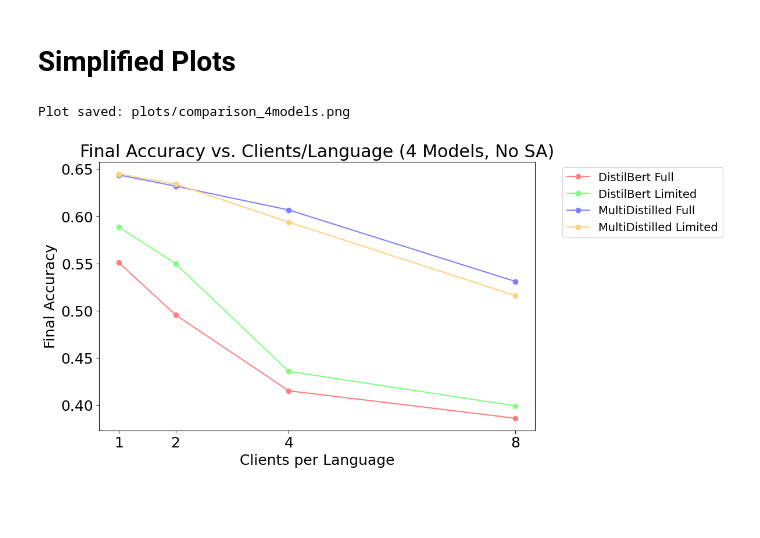
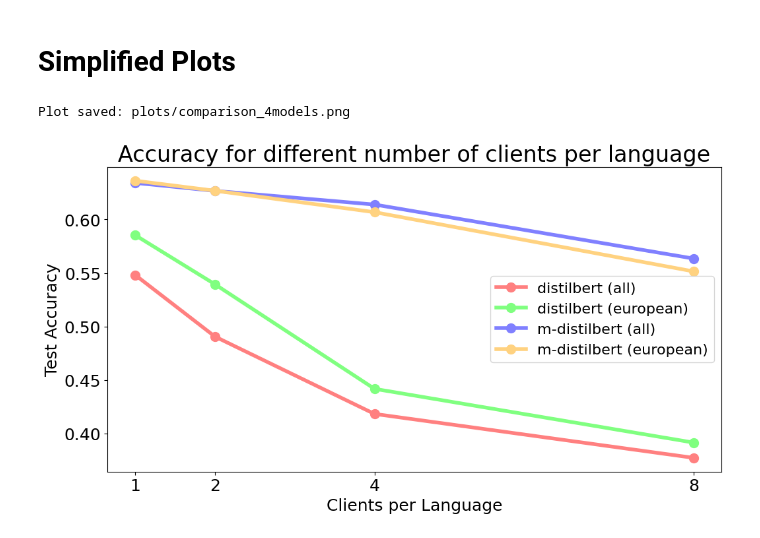
Before and after one commit to ExaCLe/FLProject, a Jupyter notebook: notebooks/generate_plots.ipynb, the cells around one changed output. Saved outputs shown, nothing was run; the diff lists cells and outputs as text; code cells hidden in the pictures; blank space fills up the shorter version.

Commit message:
new plots and new recordings for multiple client epochs

```diff
--- a/notebooks/generate_plots.ipynb
+++ b/notebooks/generate_plots.ipynb
@@ -379,23 +379,23 @@ import matplotlib.pyplot as plt
 runs_config = {
     "d_full": {
         "no_sa":   {1: "dizi72rl", 2: "8if2ed30", 4: "zx78d459", 8: "5a4nkfkc"},
-        "200_sa":  {2: "y47dglua", 4: "o2phbapr", 8: "tbyu3zp7"},
-        "400_sa":  {2: "m4g64zs1", 4: "k9l8dm3n", 8: "u2azwkdm"},
+        "200_sa":  {1: "9t59ca2h", 2: "y47dglua", 4: "o2phbapr", 8: "tbyu3zp7"},
+        "400_sa":  {1: "ti0r8r8v", 2: "m4g64zs1", 4: "k9l8dm3n", 8: "u2azwkdm"},
     },
     "d_limited": {
         "no_sa":   {1: "h0fe9b94", 2: "8uixhk3h", 4: "adpgdka7", 8: "zn3hroe7"},
-        "200_sa":  {2: "5q4l1svn", 4: "jyhlg0fh", 8: "9ic3vt56"},
-        "400_sa":  {2: "6ow7x6fc", 4: "5aczdewu", 8: "kx4zo1pj"},
+        "200_sa":  {1: "49gim0to", 2: "5q4l1svn", 4: "jyhlg0fh", 8: "9ic3vt56"},
+        "400_sa":  {1: "2ppec49c", 2: "6ow7x6fc", 4: "5aczdewu", 8: "kx4zo1pj"},
     },
     "md_full": {
         "no_sa":   {1: "1te104tk", 2: "frlxotb9", 4: "5rrksdk3", 8: "uxjlh8a0"},
-        "200_sa":  {2: "5u0145b5", 4: "6q2515bw", 8: "sngh8pcz"},
-        "400_sa":  {2: "93pupyu3", 4: "84xzewa7", 8: "lko5ae8x"},
+        "200_sa":  {1: "cbuqd89g", 2: "5u0145b5", 4: "6q2515bw", 8: "sngh8pcz"},
+        "400_sa":  {1: "tt1hued8", 2: "93pupyu3", 4: "84xzewa7", 8: "lko5ae8x"},
     },
     "md_limited": {
         "no_sa":   {1: "o3o2fwci", 2: "hbun7h27", 4: "1zvfkhla", 8: "3mh5phci"},
-        "200_sa":  {2: "xau53isf", 4: "h58vrzdb", 8: "9t270k1o"},
-        "400_sa":  {2: "s917ou6s", 4: "crp8j70m", 8: "o9i905o7"},
+        "200_sa":  {1: "wrmfqk9c", 2: "xau53isf", 4: "h58vrzdb", 8: "9t270k1o"},
+        "400_sa":  {1: "48qfhmow", 2: "s917ou6s", 4: "crp8j70m", 8: "o9i905o7"},
     }
 }
 
@@ -409,10 +409,10 @@ runs_config = {
 
 # Define a friendly display name for each model (for the legend/title in Plot #1).
 model_labels = {
-    "d_full": "DistilBert Full",
-    "d_limited": "DistilBert Limited",
-    "md_full": "MultiDistilled Full",
-    "md_limited": "MultiDistilled Limited",
+    "d_full": "distilbert (all)",
+    "d_limited": "distilbert (european)",
+    "md_full": "m-distilbert (all)",
+    "md_limited": "m-distilbert (european)",
 }
 
 # Define a friendly label for each SA setting (for Plots #2–5).
@@ -440,7 +440,7 @@ sa_colors = {
 # Your W&B credentials/config.
 WANDB_ENTITY = "exacle-"        # Replace with your actual wandb entity
 WANDB_PROJECT = "federated-xnli"  # Replace with your actual wandb project
-METRIC_NAME = "aggregated/eval_accuracy"
+METRIC_NAME = "test/accuracy"
 
 
 def get_final_accuracy(run_id: str, entity: str, project: str, metric: str) -> float:
@@ -483,7 +483,7 @@ def plot_four_models_no_sa(
     at client counts [1, 2, 4, 8], using the "no_sa" runs from each model.
     """
     fig, ax = plt.subplots(figsize=(12, 6))
-    plt.rcParams.update({'font.size': 18})
+    plt.rcParams.update({'font.size': 20})
 
     # Our x-values of interest
     client_counts = [1, 2, 4, 8]
@@ -495,38 +495,40 @@ def plot_four_models_no_sa(
             final_acc = get_final_accuracy(run_id, WANDB_ENTITY, WANDB_PROJECT, METRIC_NAME)
             y_values.append(final_acc if final_acc is not None else 0.0)
 
         ax.plot(
             client_counts,
             y_values,
             label=model_labels[model_key],
             color=model_colors[model_key],
             marker="o",
+            linewidth=4,
+            markersize=10,
         )
 
     ax.set_xlabel("Clients per Language")
-    ax.set_ylabel("Final Accuracy")
+    ax.set_ylabel("Test Accuracy")
     ax.set_title(title)
     ax.set_xticks(client_counts)  # Ensure we show [1, 2, 4, 8]
     # Place legend to the right
-    ax.legend(bbox_to_anchor=(1.05, 1), loc='upper left', prop={'size': 14})
-    plt.subplots_adjust(right=0.75)
+    ax.legend(loc='best', prop={'size': 16})
+    # plt.subplots_adjust(right=0.75)
 
     os.makedirs("plots", exist_ok=True)
     save_path = os.path.join("plots", save_name)
     plt.savefig(save_path, dpi=300)
     print(f"Plot saved: {save_path}")
     plt.show()
 
 
 # PLOT #1: Compare 4 models, "no_sa" only
 plot_four_models_no_sa(
     runs=runs_config,
     save_name="comparison_4models.png",
-    title="Final Accuracy vs. Clients/Language (4 Models, No SA)"
+    title="Accuracy for different number of clients per language"
 )
 # %% [output]
 Plot saved: plots/comparison_4models.png
-[figure, old version]
+[figure, new version]
 # %%
 ##############################################################################
 # 3. PLOT #2–5: For Each Model, Compare 3 SA Settings
```
Also changed, not shown: parts of 6 cells of this notebook, 14 other files.
